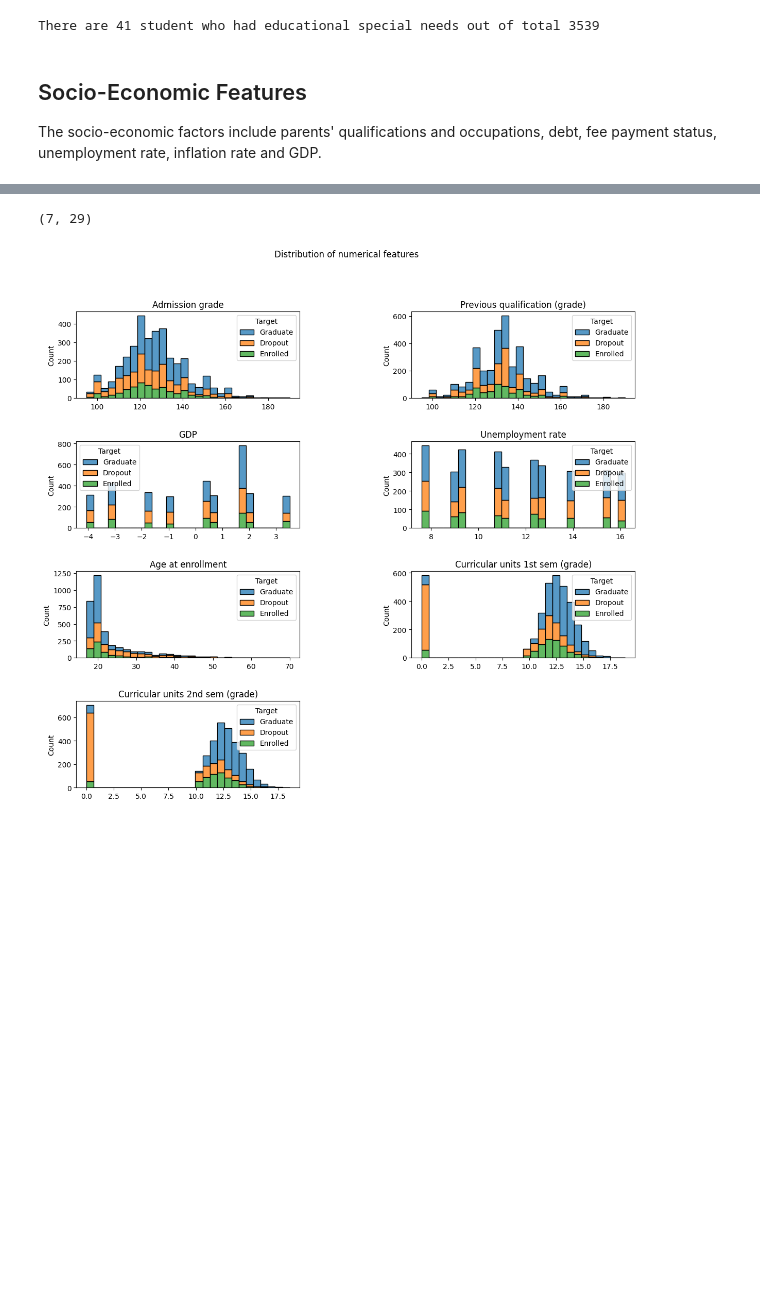
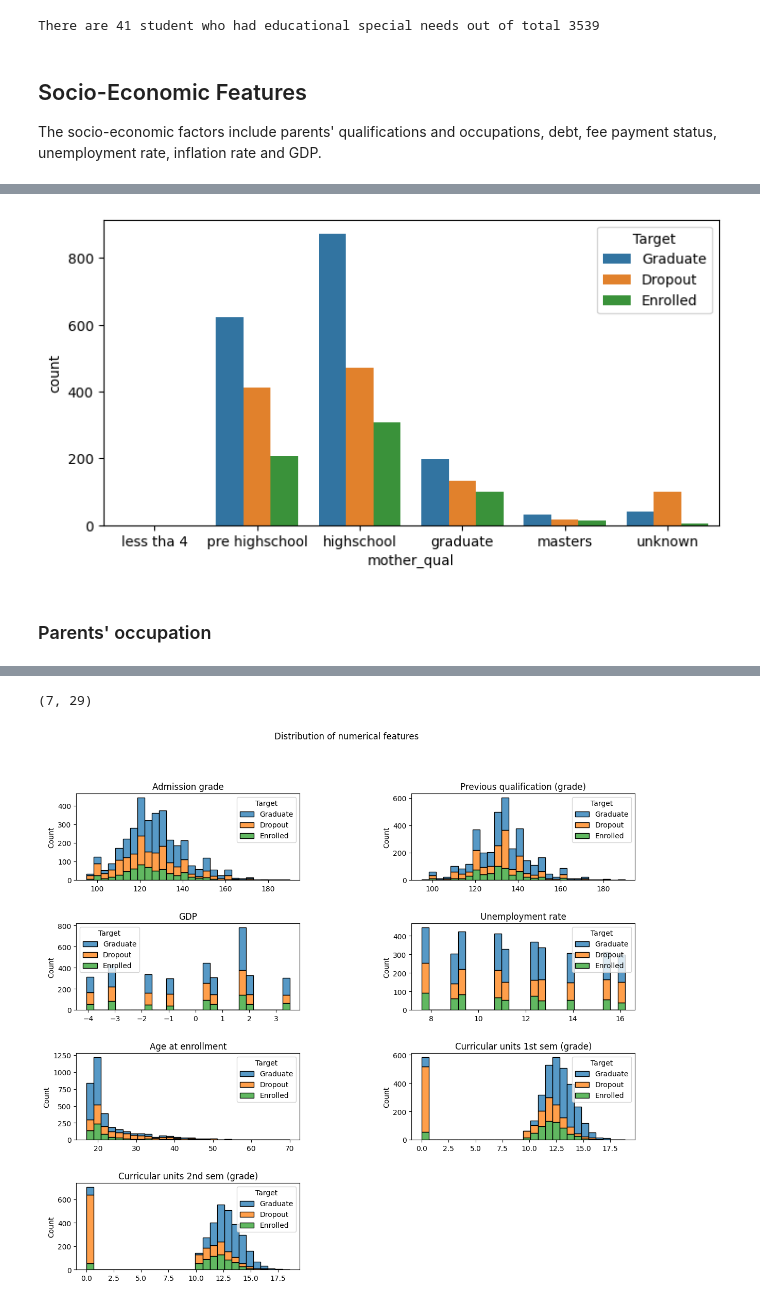
Before and after one commit to esviswajith95/enrollment_status, a Jupyter notebook: notebooks/01-esv-exploratory_data_analysis.ipynb, the cells around one changed output, grey strips where cells are left out. Saved outputs shown, nothing was run; the diff lists cells and outputs as text; code cells hidden in the pictures; blank space fills up the shorter version.

```diff
--- a/notebooks/01-esv-exploratory_data_analysis.ipynb
+++ b/notebooks/01-esv-exploratory_data_analysis.ipynb
@@ -279,0 +320,8 @@ train["Father\'s qualification"].nunique()
+# %%
+plt.figure(figsize=(8,4))
+sns.countplot(data=train, x='mother_qual', order=["less tha 4", "pre highschool", "highschool", "graduate", "masters", "unknown"], hue='Target')
+plt.show()
+# %% [output]
+[figure, added]
+# %% [markdown]
+### Parents' occupation
```
Also changed, not shown: parts of 39 cells of this notebook.
